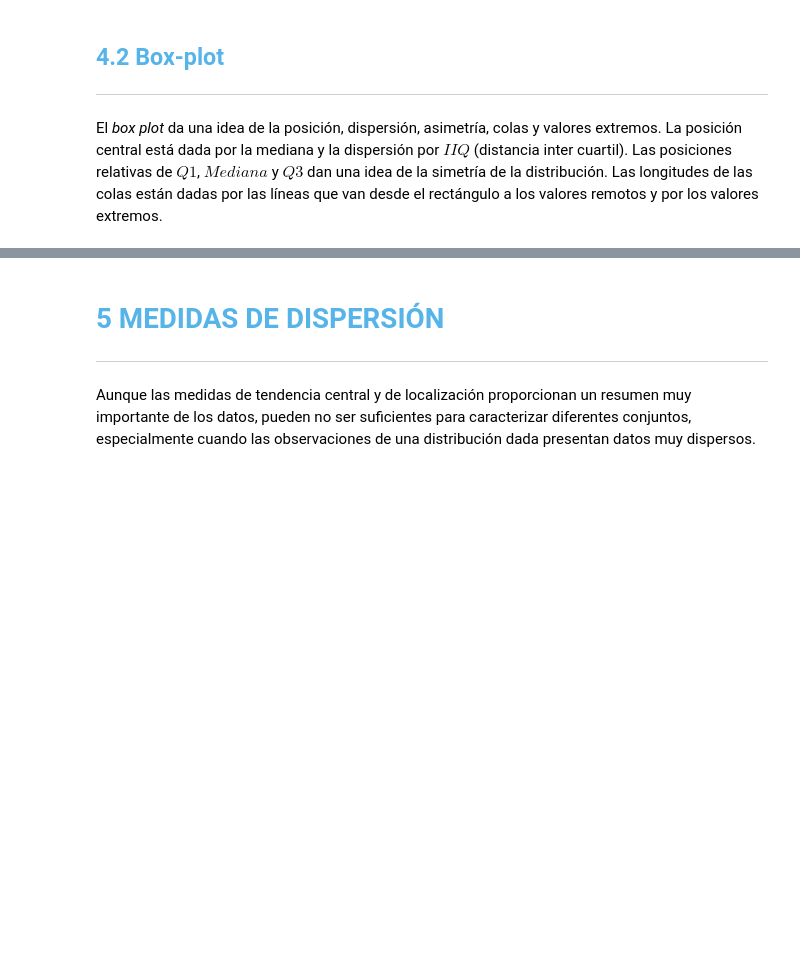
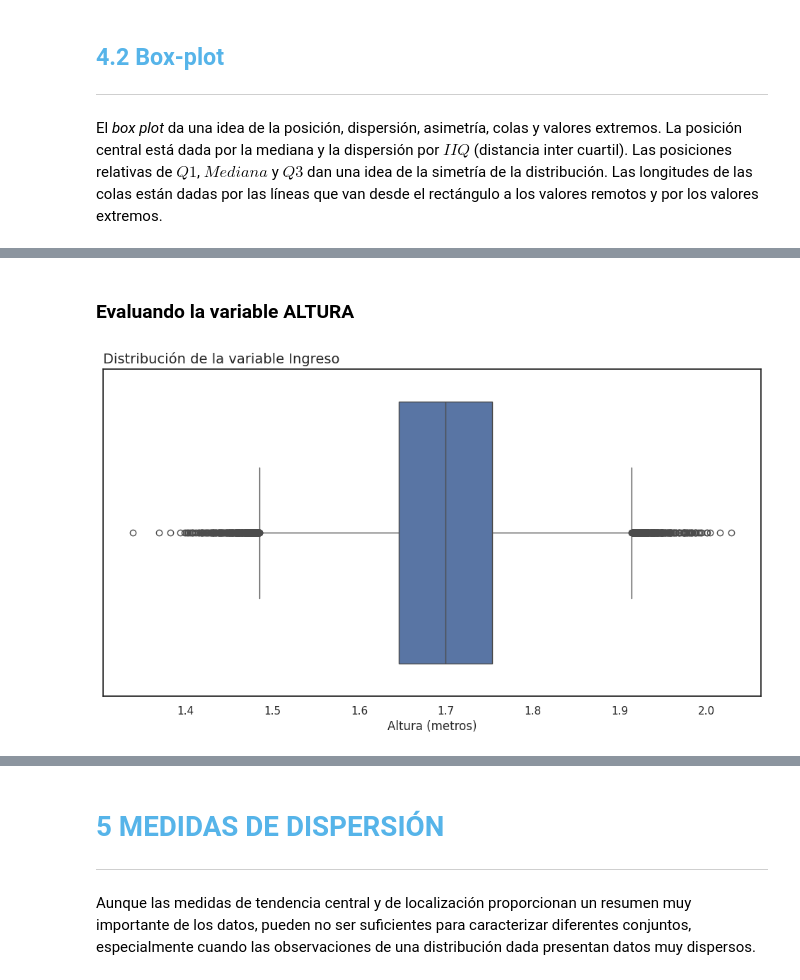
Before and after one commit to JLuceroVasquez/estadistica-con-python-frecuencia-y-medidas, a Jupyter notebook: Curso_de_Estadística_con_Python_1.ipynb, the cells around one changed output, grey strips where cells are left out. Drawn from its saved outputs; the diff is of its cells as text; code cells hidden in the pictures; blank space fills up the shorter version.

```diff
--- a/Curso_de_Estadística_con_Python_1.ipynb
+++ b/Curso_de_Estadística_con_Python_1.ipynb
@@ -826,0 +930,18 @@ El *box plot* da una idea de la posición, dispersión, asimetría, colas y valo
+# %% [markdown]
+### Evaluando la variable ALTURA
+# %%
+#Se crea el lienzo y eje asignando ambos a variables.
+fig, ax = plt.subplots(figsize=(12,6))
+
+#Se crea el gráfico Seaborn sobre el eje de Matplotlib.
+ax = sns.boxplot(data=datos,
+                 x="Altura",
+                 orient='h')
+#Se personaliza el tamaño y ubicación de los textos con Maplotlib.
+ax.set_title('Distribución de la variable Ingreso', loc='left', fontsize=14)
+ax.set_xlabel('Altura (metros)', fontsize=12)
+ax.set_ylabel('')
+
+plt.show()
+# %% [output]
+[figure, added]
```
Also changed, not shown: parts of 13 cells of this notebook.
